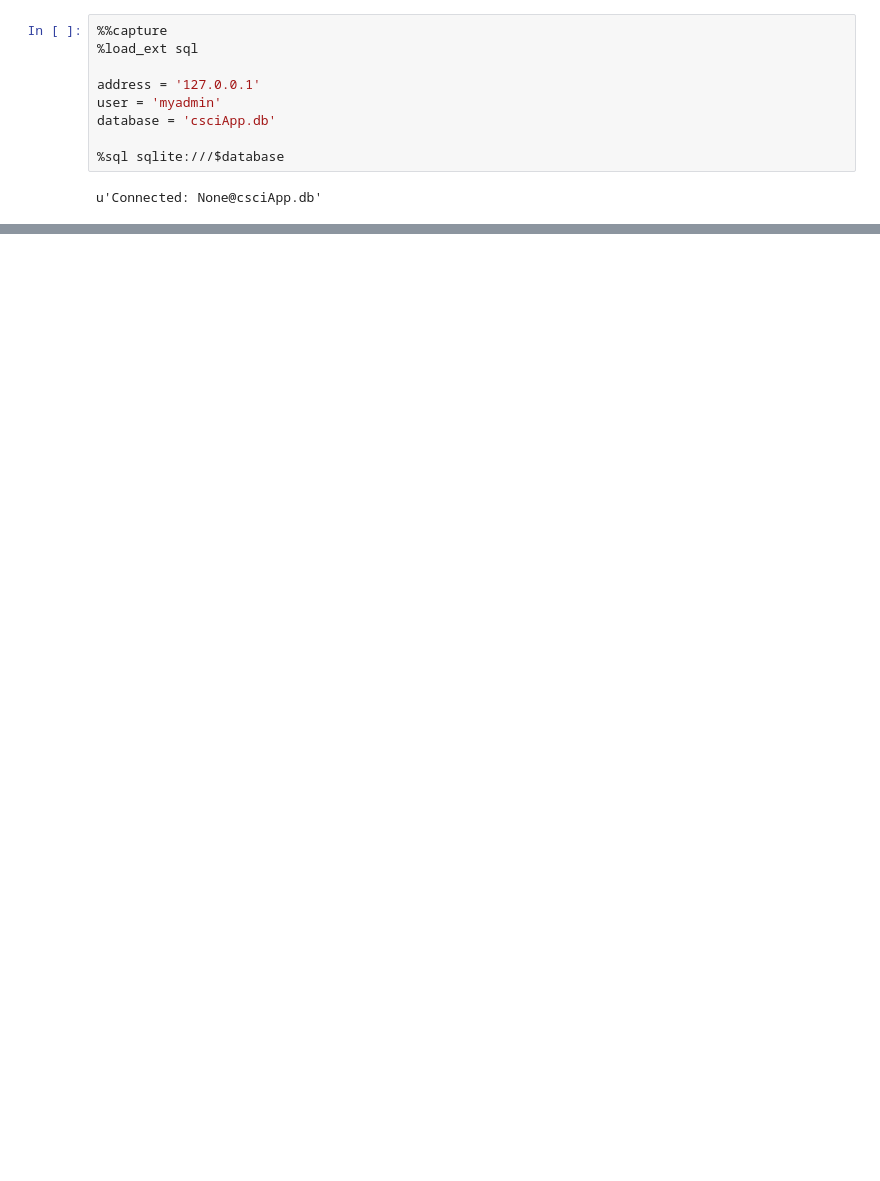
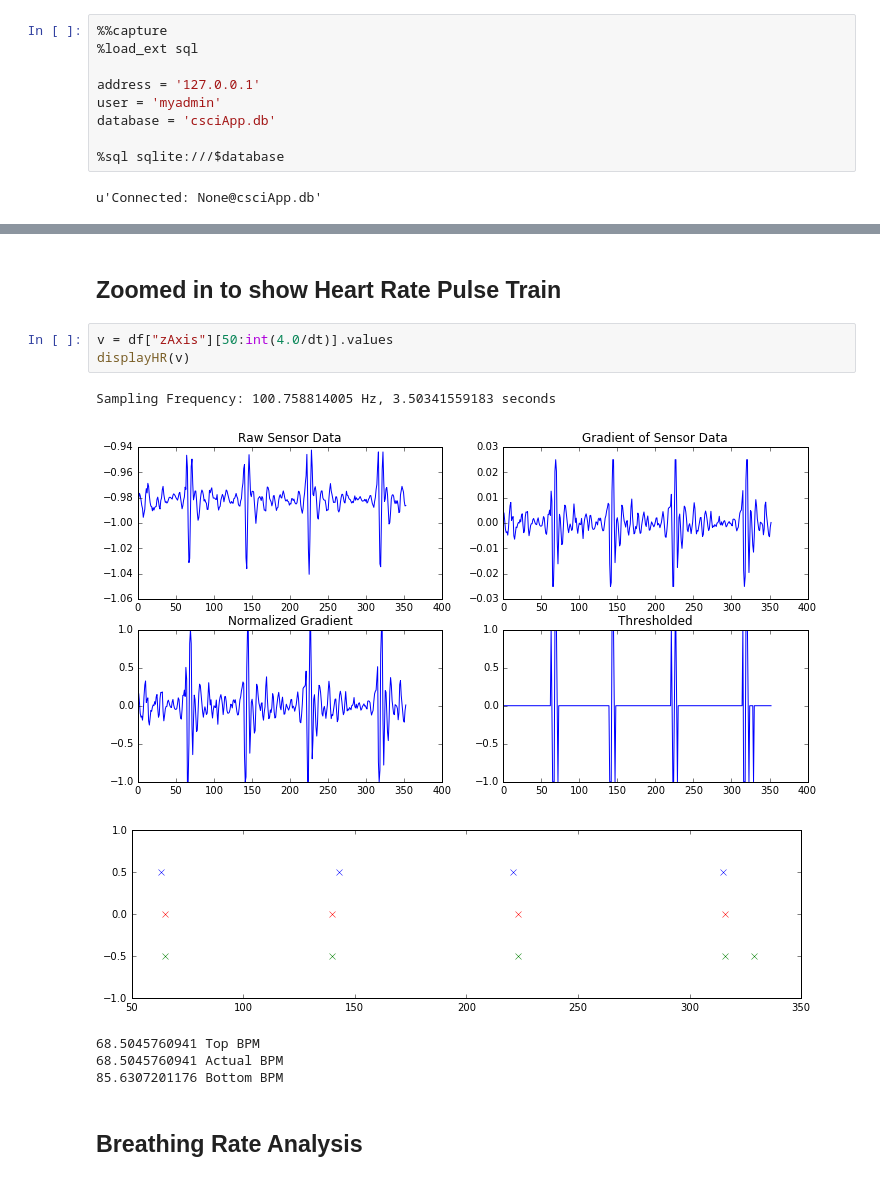
Before and after one commit to TomGarske/Simple-Flask-Server, a Jupyter notebook: sqlite-database/development.ipynb, the cells around one changed output, grey strips where cells are left out. Saved outputs shown, nothing was run; the diff lists cells and outputs as text; blank space fills up the shorter version.

```diff
--- a/sqlite-database/development.ipynb
+++ b/sqlite-database/development.ipynb
@@ -173,0 +194,14 @@ Sampling Frequency: 100.758814005 Hz, 9.98423820223 seconds
+# %% [markdown]
+## Zoomed in to show Heart Rate Pulse Train
+# %%
+v = df["zAxis"][50:int(4.0/dt)].values
+displayHR(v)
+# %% [output]
+Sampling Frequency: 100.758814005 Hz, 3.50341559183 seconds
+[figure, added]
+[figure, added]
+68.5045760941 Top BPM
+68.5045760941 Actual BPM
+85.6307201176 Bottom BPM
+# %% [markdown]
+## Breathing Rate Analysis
```
Also changed, not shown: parts of 14 cells of this notebook, 1 other file.
